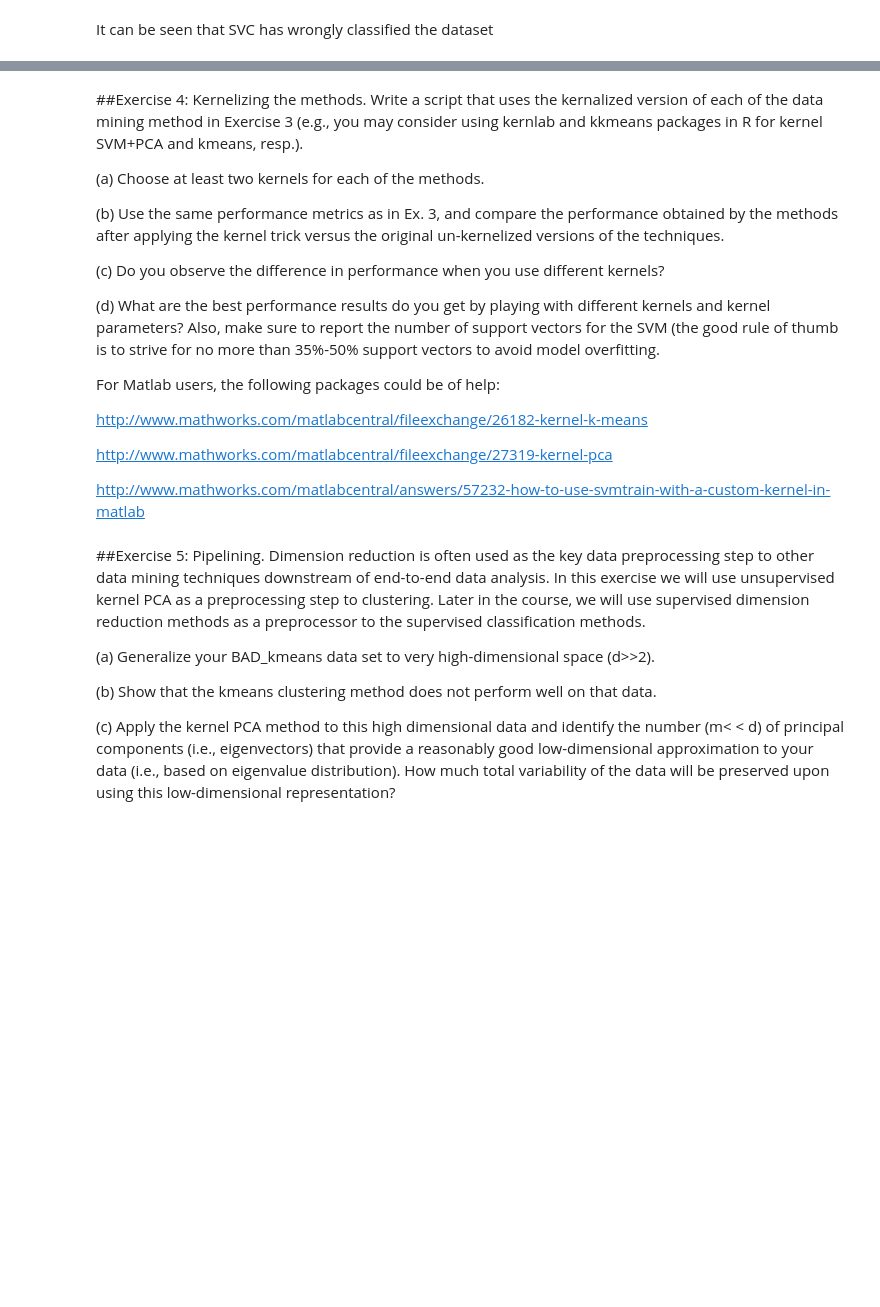
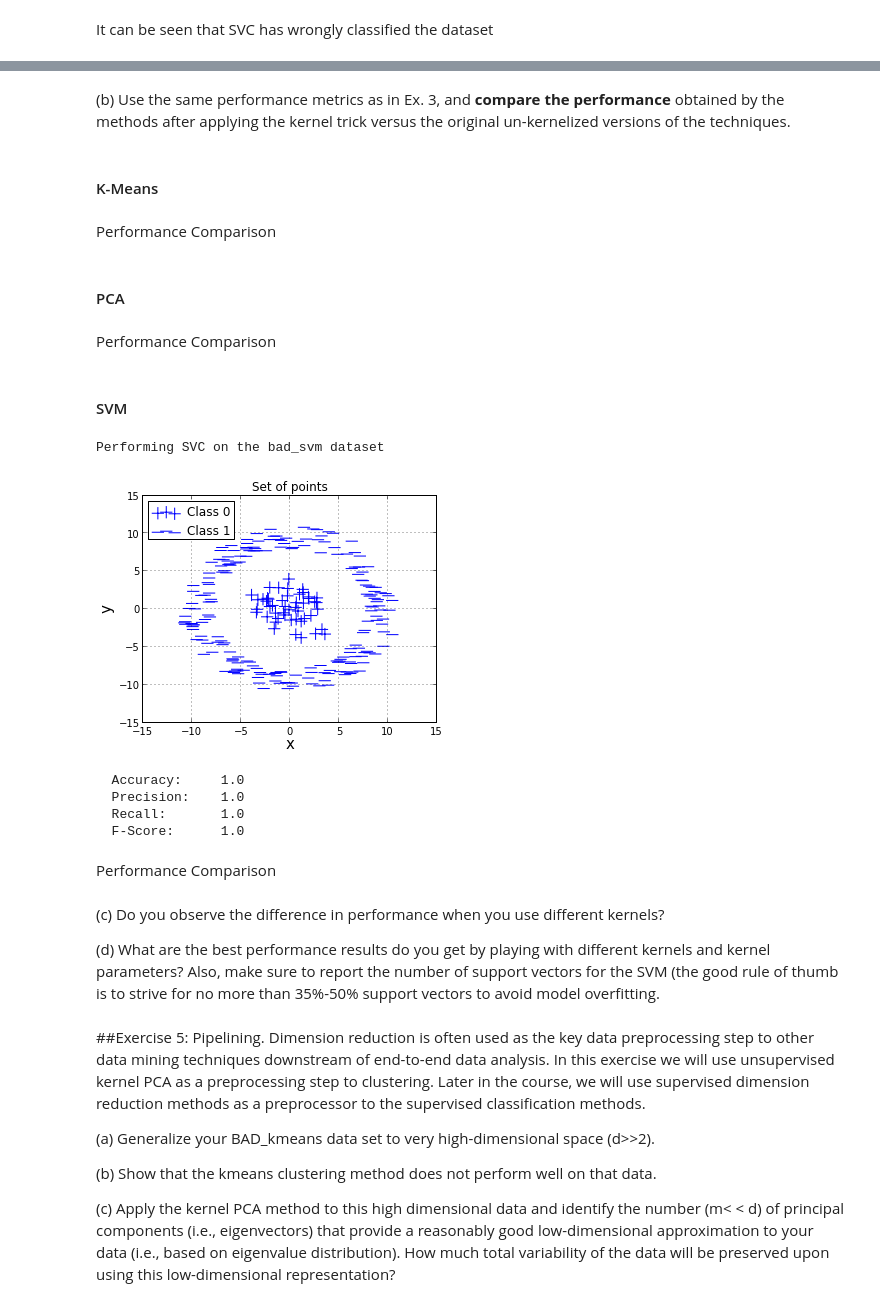
Before and after one commit to sagarjauhari/graph_mining, a Jupyter notebook: Graph Data Mining - L3.ipynb, the cells around one changed output, grey strips where cells are left out. Saved outputs shown, nothing was run; the diff lists cells and outputs as text; code cells hidden in the pictures; blank space fills up the shorter version.

```diff
--- a/Graph Data Mining - L3.ipynb
+++ b/Graph Data Mining - L3.ipynb
@@ -213,22 +219,44 @@ It can be seen that SVC has wrongly classified the dataset
+# %%
+# http://scikit-learn.org/stable/modules/svm.html#svm-kernels
+# Custom Kernel Functions:
+# Your kernel must take as arguments two
+# matrices and return a third matrix.
+#
+# Example:
+#     def my_kernel(x, y):
+#         return np.dot(x, y.T)
+
+def square_kernel(x, y):
+    return np.square(np.dot(x, y.T))
+
+def gaussian_kernel(x, y):
+# %% [markdown]
+(b)  Use the same performance metrics as in Ex. 3, and **compare the performance** obtained by the methods after applying the kernel trick versus the original un-kernelized versions of the techniques.
+# %% [markdown]
+#### K-Means
+# %% [markdown]
+Performance Comparison
+# %% [markdown]
+#### PCA
+# %% [markdown]
+Performance Comparison
+# %% [markdown]
+#### SVM
+# %%
+do_svc(square_kernel)
+# %% [output]
+Performing SVC on the bad_svm dataset
+[figure, added]
+  Accuracy:     1.0
+  Precision:    1.0
+  Recall:       1.0
+  F-Score:      1.0
+# %% [markdown]
+Performance Comparison
 # %% [markdown]
-##Exercise 4: Kernelizing the methods.
-Write a script that uses the kernalized version of each of the data mining method in Exercise 3 (e.g., you may consider using kernlab and kkmeans packages in R for kernel SVM+PCA and kmeans, resp.).
-
-(a) Choose at least two kernels for each of the methods.
-
-(b)  Use the same performance metrics as in Ex. 3, and compare the performance obtained by the methods after applying the kernel trick versus the original un-kernelized versions of the techniques.
-
 (c) Do you observe the difference in performance when you use different kernels?
 
 (d) What are the best performance results do you get by playing with different kernels and kernel parameters? Also, make sure to report the number of support vectors for the SVM (the good rule of thumb is to strive for no more than 35%-50% support vectors to avoid model overfitting.
-
-For Matlab users, the following packages could be of help:
-
-http://www.mathworks.com/matlabcentral/fileexchange/26182-kernel-k-means
-
-http://www.mathworks.com/matlabcentral/fileexchange/27319-kernel-pca
-
-http://www.mathworks.com/matlabcentral/answers/57232-how-to-use-svmtrain-with-a-custom-kernel-in-matlab
 # %% [markdown]
 ##Exercise 5: Pipelining.
 Dimension reduction is often used as the key data preprocessing step to other data mining techniques downstream of end-to-end data analysis. In this exercise we will use unsupervised kernel PCA as a preprocessing step to clustering. Later in the course, we will use supervised dimension reduction methods as a preprocessor to the supervised classification methods.
```
Also changed, not shown: parts of 5 cells of this notebook.
